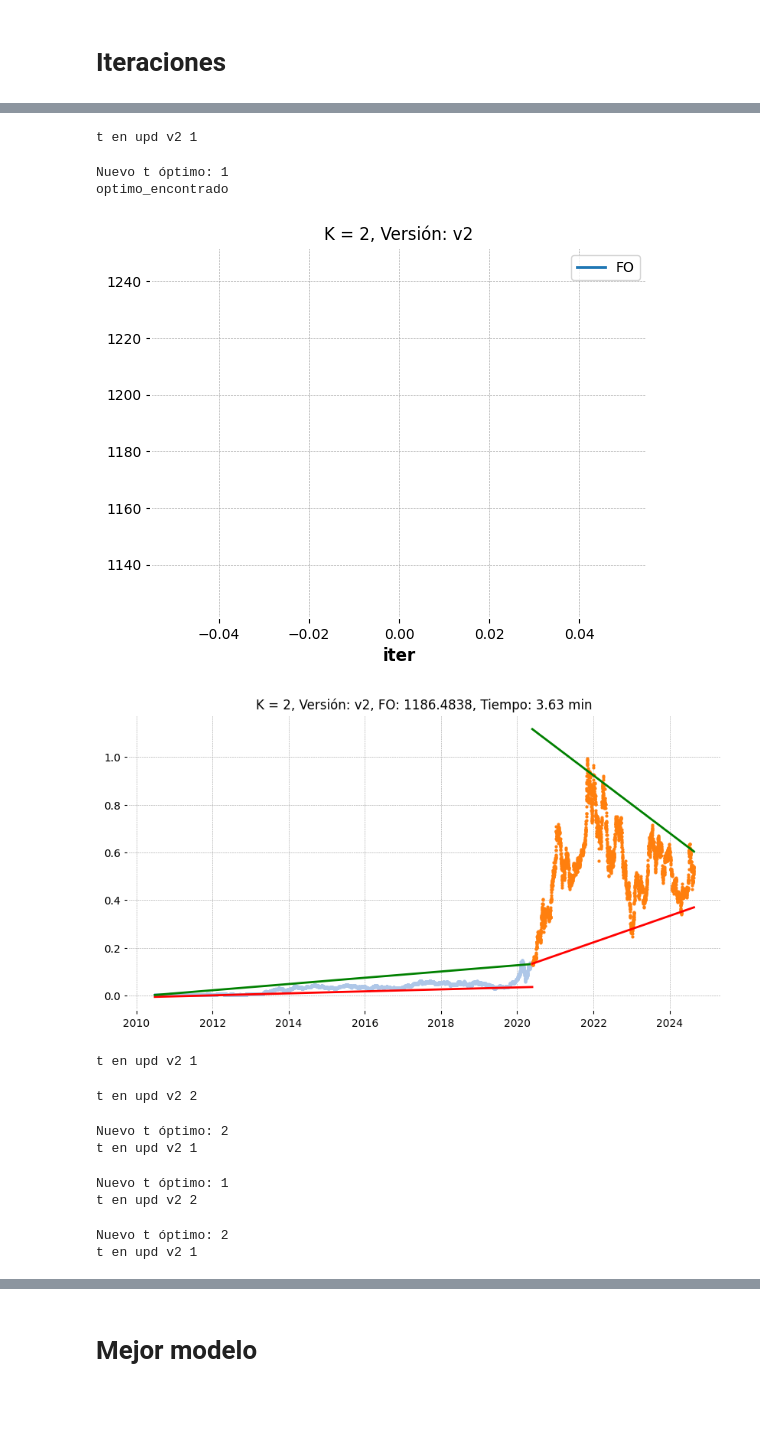
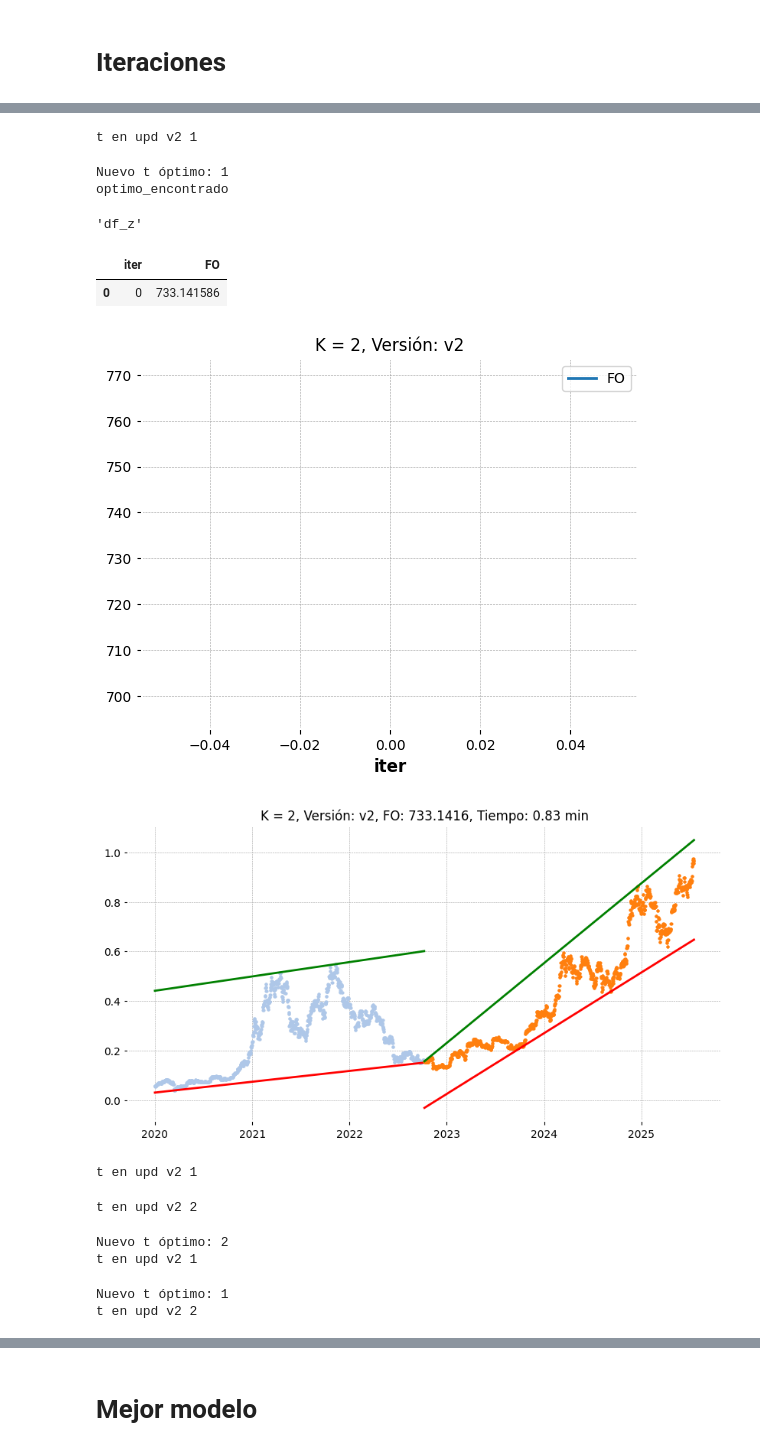
Before and after one commit to mavaldivia/Alginvesting, a Jupyter notebook: scripts/Areasv2.ipynb, the cells around one changed output, grey strips where cells are left out. Saved outputs shown, nothing was run; the diff lists cells and outputs as text; code cells hidden in the pictures; blank space fills up the shorter version.

```diff
--- a/scripts/Areasv2.ipynb
+++ b/scripts/Areasv2.ipynb
@@ -24,7 +14,10 @@ simbolo, nombre = 'TSLA', 'Tesla'
+# %%
+simbolo, nombre = 'BTC-USD', 'BTC-USD'
 # %%
 valor = Valor(simbolo, nombre, cofre) # Si no existe el objeto, se crea
-valor.extraer_data()
-valor.ajustar_data()
+valor.extraer_data(reextraer_todo = True)
+valor.ajustar_data(False)
 df_rendimientos = valor.adj_data
+df_rendimientos = df_rendimientos[df_rendimientos.Date >= "2020-01-01"].reset_index(drop=True) # small batch de prueba
 df_rendimientos
 # %% [output]
@@ -747,7 +767,7 @@ def update_dic_t_v2(K, X, dic_t, gamma_value, paralelas, segmentos_conjuntos, be
 
     return dic_t_optimo, df_resultados_optimo, best_FO, t_optimo, X_optimo, False
 # %%
-def update_dic_t_v2_v2(K, X, dic_t, gamma_value, paralelas, segmentos_conjuntos, best_FO, t_considerar, divisiones = 100):
+def update_dic_t_v2_v2(K, X, dic_t, gamma_value, paralelas, segmentos_conjuntos, best_FO, t_considerar, divisiones = 50):
 
     #best_FO = float('inf')
     best_FO_inicial = best_FO
@@ -976,44 +996,48 @@ X
 # %%
 #sys.exit()
 # %%
-gamma_value = 50
+gamma_value = 500
 paralelas = False
 segmentos_conjuntos = False
 df_all_results = pd.DataFrame()
 
 for K in [2, 3, 4, 5, 6, 7, 8, 9, 10, 12, 15, 20]:
     dic_t = crear_dic_t_incial(df, K)
     for version in ['v2']: #['v1', 'v2']:
         t0 = time.time()
         best_dic_t, best_FO, df_z = Modelo_chartista_v2(version, K, X, dic_t, gamma_value, paralelas, segmentos_conjuntos)
         t_all = (time.time() - t0) / 60
         # Mejor modelo
+        display('df_z', df_z)
         df_z.plot(x = 'iter', y = 'FO', title = f'K = {K}, Versión: {version}') # plot F.O. evolución
         X = corregir_X(X, best_dic_t)
 
         #print('Best t optimo 1', best_FO,  best_dic_t)
         df_resultados, best_FO = generate_all_figure(X, best_dic_t, gamma_value, paralelas = paralelas, segmentos_conjuntos = segmentos_conjuntos, output = False)
         dic_puntos, dic_holguras = obtener_puntos(df_resultados)
         #print('Best t optimo 2', best_FO,  best_dic_t)
 
         #print('Grafico óptimo')
         graficar(X, K, df_date, dic_puntos, titulo = f'K = {K}, Versión: {version}, FO: {round(best_FO, 4)}, Tiempo: {round(t_all, 2)} min')
 
         df_results_new = pd.DataFrame({'K': [K], 'Version': [version], 'FO': [best_FO], 'Tiempo': [t_all]})
         df_all_results = pd.concat([df_all_results, df_results_new], axis = 0)
 
         #sys.exit('Continuar acá 240725: Ejecutar todo de nuevo, eliminar tantas impresiones de gráficos y otras coasas e ir probando como se ven los resultados en cada iteración')
+
+# 733
 # %% [output]
 t en upd v2 1
 Nuevo t óptimo: 1
 optimo_encontrado
+'df_z'
+|  | iter | FO |
+| 0 | 0 | 733.141586 |
-[figure, old version]
+[figure, new version]
-[figure, old version]
+[figure, new version]
-t en upd v2 1
-t en upd v2 2
+t en upd v2 1
-Nuevo t óptimo: 2
-t en upd v2 1
+t en upd v2 2
-Nuevo t óptimo: 1
-t en upd v2 2
+Nuevo t óptimo: 2
+t en upd v2 1
-Nuevo t óptimo: 2
-t en upd v2 1
+Nuevo t óptimo: 1
+t en upd v2 2
```
Also changed, not shown: parts of 12 cells of this notebook, 24 other files.
